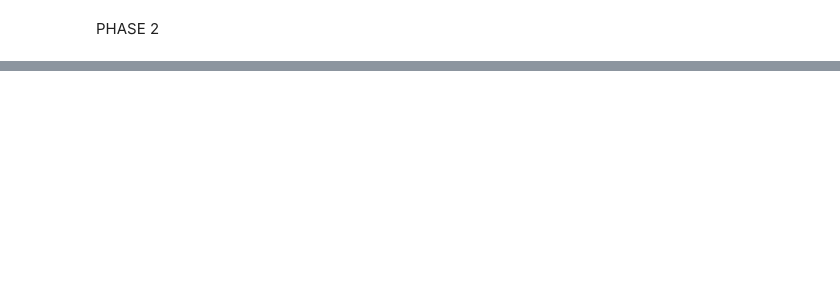
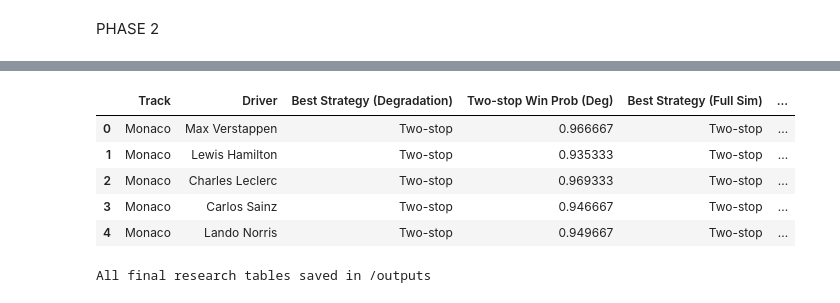
Before and after one commit to Sneha73685/f1-tyre-strategy-colab, a Jupyter notebook: tyre-degradation-simulation.ipynb, the cells around one changed output, grey strips where cells are left out. Drawn from its saved outputs; the diff is of its cells as text; code cells hidden in the pictures; blank space fills up the shorter version.

```diff
--- a/tyre-degradation-simulation.ipynb
+++ b/tyre-degradation-simulation.ipynb
@@ -1275,0 +1556,23 @@ full_example
+# %%
+def run_full_simulation_grid():
+    rows = []
+
+    for track in TRACKS:
+        for driver in DRIVERS:
+            res = compare_strategies_full(track, driver)
+
+            rows.append([
+                track,
+                driver,
+                res["best_strategy"],
+                float(res["two_stop_win_probability"])
+            ])
+
+    return pd.DataFrame(
+        rows,
+        columns=["Track", "Driver", "Best Strategy (Full Sim)", "Two-stop Win Prob (Full)"]
+    )
+
+
+full_sim_results = run_full_simulation_grid()
+full_sim_results.head()
@@ -1275,0 +1586,29 @@ full_example
+# %%
+final_comparison = deg_results.merge(
+    full_sim_results,
+    on=["Track", "Driver"]
+)
+
+final_comparison["Strategy Match"] = (
+    final_comparison["Best Strategy (Degradation)"]
+    == final_comparison["Best Strategy (Full Sim)"]
+)
+
+final_comparison.head()
+# %% [output]
+|  | Track | Driver | Best Strategy (Degradation) | Two-stop Win Prob (Deg) | Best Strategy (Full Sim) | ... |
+| 0 | Monaco | Max Verstappen | Two-stop | 0.966667 | Two-stop | ... |
+| 1 | Monaco | Lewis Hamilton | Two-stop | 0.935333 | Two-stop | ... |
+| 2 | Monaco | Charles Leclerc | Two-stop | 0.969333 | Two-stop | ... |
+| 3 | Monaco | Carlos Sainz | Two-stop | 0.946667 | Two-stop | ... |
+| 4 | Monaco | Lando Norris | Two-stop | 0.949667 | Two-stop | ... |
+# %%
+os.makedirs("outputs", exist_ok=True)
+
+deg_results.to_csv("outputs/degradation_strategy_grid.csv", index=False)
+full_sim_results.to_csv("outputs/full_simulation_strategy_grid.csv", index=False)
+final_comparison.to_csv("outputs/final_strategy_comparison.csv", index=False)
+
+print("All final research tables saved in /outputs")
+# %% [output]
+All final research tables saved in /outputs
```
Also changed, not shown: parts of 46 cells of this notebook, 5 other files.
